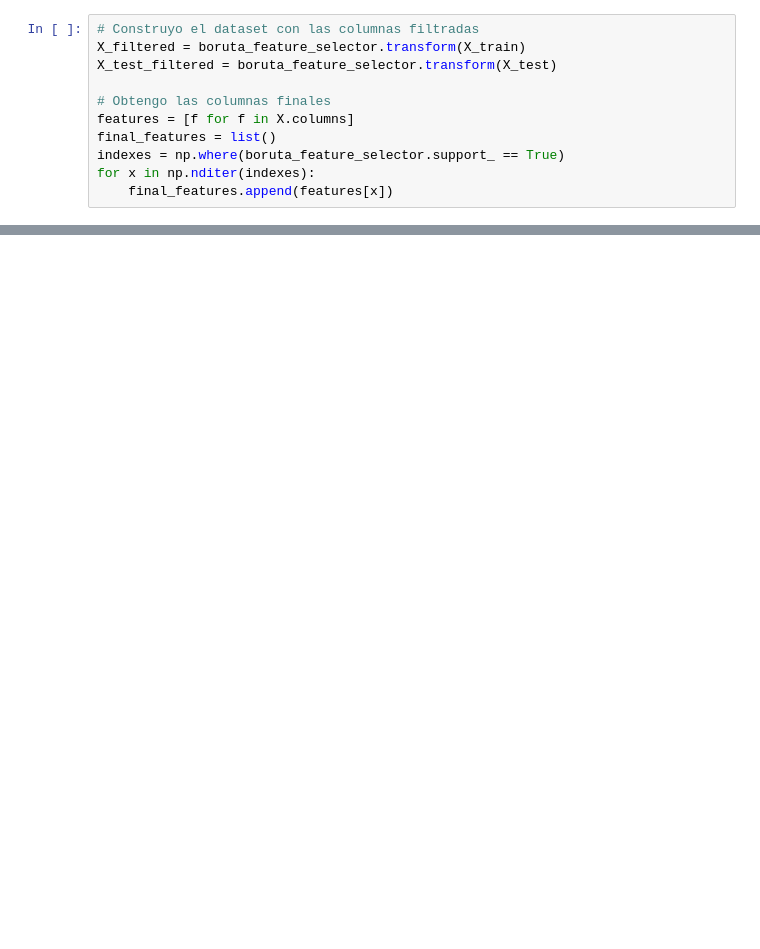
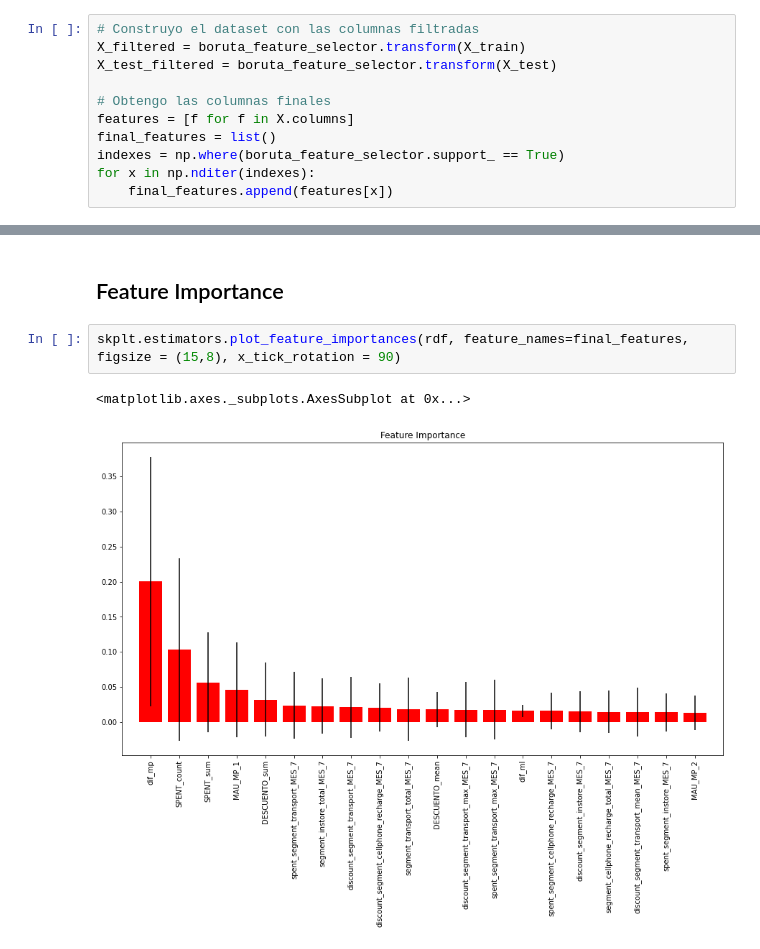
Before and after one commit to EmilianoLS/Data-Science, a Jupyter notebook: churn_model_meli/notebooks/churn_model.ipynb, the cells around one changed output, grey strips where cells are left out. Saved outputs shown, nothing was run; the diff lists cells and outputs as text; blank space fills up the shorter version.

```diff
--- a/churn_model_meli/notebooks/churn_model.ipynb
+++ b/churn_model_meli/notebooks/churn_model.ipynb
@@ -723,0 +705,7 @@ plt.savefig('ROC_Curve.png')
+# %% [markdown]
+## Feature Importance
+# %%
+skplt.estimators.plot_feature_importances(rdf, feature_names=final_features, figsize = (15,8), x_tick_rotation = 90)
+# %% [output]
+<matplotlib.axes._subplots.AxesSubplot at 0x...>
+[figure, added]
```
Also changed, not shown: parts of 18 cells of this notebook.
